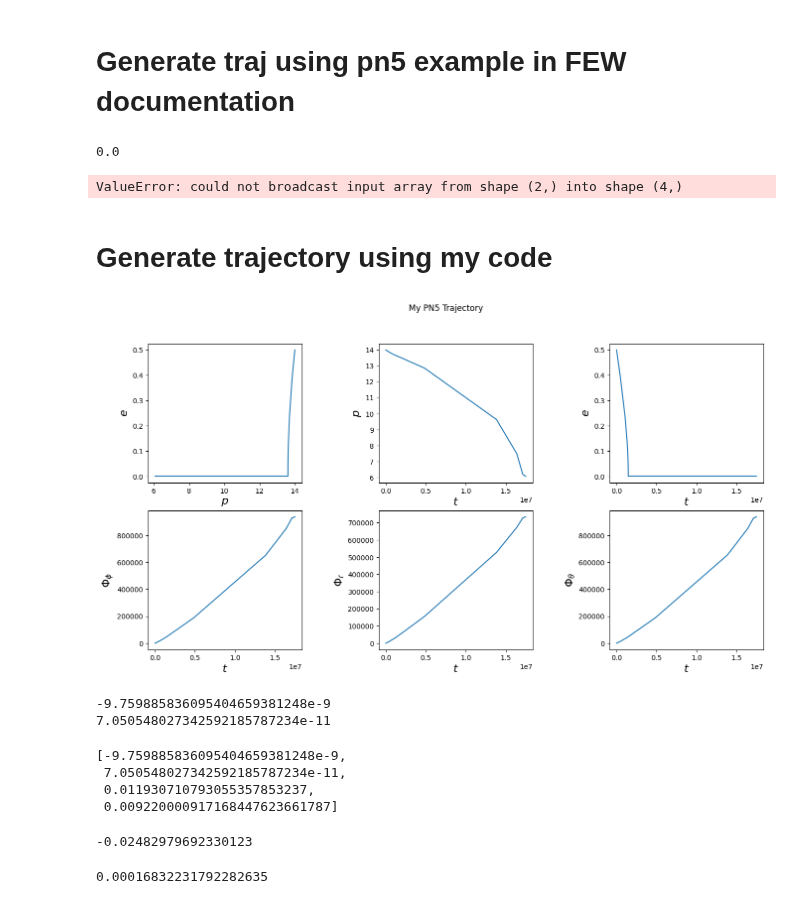
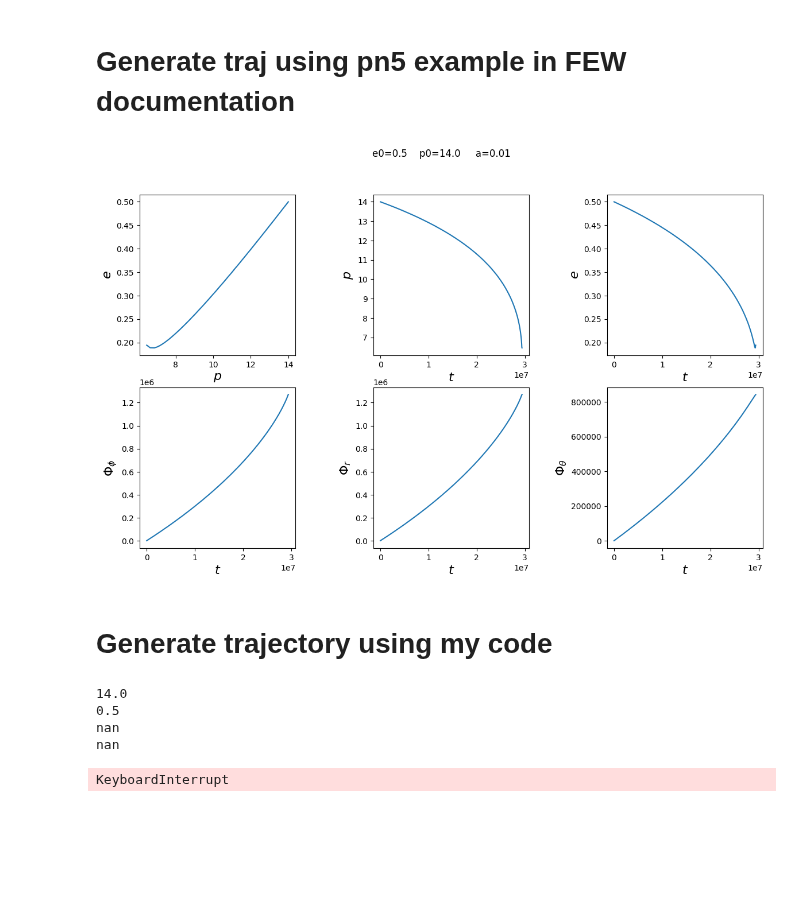
Before and after one commit to Shaun-F/GWGenerator, a Jupyter notebook: Debugging/Compare trajectory modules.ipynb, the cells around one changed output. Drawn from its saved outputs; the diff is of its cells as text; code cells hidden in the pictures; blank space fills up the shorter version.

Commit message:
debugging trajectory module

```diff
--- a/Debugging/Compare trajectory modules.ipynb
+++ b/Debugging/Compare trajectory modules.ipynb
@@ -112,7 +126,7 @@ class testPN:
 
         # guard against bad integration steps
         if e >= 1.0 or e < 1e-2 or p < 6.0 or (p - 6 - 2* e) < 0.1:
-            return [0.0, 0.0]
+            return [0.0, 0.0,0.,0.]
 
 
         # perform elliptic calculations
@@ -155,7 +169,7 @@ class testPN:
 
 
 # this is the actual class that implements a PN trajectory. It uses the PN class in the integrator.
-class PnTrajectory(TrajectoryBase):
+class testPnTrajectory(TrajectoryBase):
 
     # for common interface with *args and **kwargs
     def __init__(self, *args, **kwargs):
@@ -172,15 +186,10 @@ class PnTrajectory(TrajectoryBase):
         Msec = M * MTSUN_SI
 
         epsilon = mu/M
-        integrator = DOP853(testPN(epsilon), 0.0, y0, T)
+        integrator = DOP853(PN(epsilon,bhspin=a), 0.0, y0, T, max_step = T/100)
 
-        t_out, p_out, e_out = [], [], []
-        Phi_phi_out, Phi_r_out = [], []
-        t_out.append(0.0)
-        p_out.append(p0)
-        e_out.append(e0)
-        Phi_phi_out.append(0.0)
-        Phi_r_out.append(0.0)
+        t_out, p_out, e_out = [0.], [p0], [e0]
+        Phi_phi_out, Phi_r_out = [0.], [0.]
 
         # run the integrator down to T or separatrix
         run = True
@@ -193,8 +202,10 @@ class PnTrajectory(TrajectoryBase):
             Phi_phi_out.append(Phi_phi)
             Phi_r_out.append(Phi_r)
 
-            if (p - 6 -2*e) < 0.1:
+            if (p - get_separatrix(a,e,1.)) < 0.1:
                 run = False
+            if e<0 or e>1:
+                run=False
 
         # read out data. It must return length 6 tuple
         t = np.asarray(t_out)
@@ -208,34 +219,33 @@ class PnTrajectory(TrajectoryBase):
         x = np.ones_like(Phi_theta)
 
         return (t, p, e, x, Phi_phi, Phi_theta, Phi_r)
-# %%
-Phi_r0
-# %% [output]
-0.0
 # %%
-traj = PnTrajectory()
-t, p, e, Y, Phi_phi, Phi_r, Phi_theta = traj(M, mu, 0, p0, e0, Y0,T=T)
+traj = testPnTrajectory()
+a=1e-2
+t, p, e, Y, Phi_phi, Phi_r, Phi_theta = traj(M, mu, a, p0, e0, Y0,T=2)
 fig, axes = plt.subplots(2, 3)
 plt.subplots_adjust(wspace=0.5)
 fig.set_size_inches(14, 8)
 axes = axes.ravel()
 
 ylabels = [r'$e$', r'$p$', r'$e$', r'$\Phi_\phi$', r'$\Phi_r$', r'$\Phi_\theta$']
 xlabels = [r'$p$', r'$t$', r'$t$', r'$t$', r'$t$', r'$t$', r'$t$', r'$t$']
 ys = [e, p, e,  Phi_phi, Phi_r, Phi_theta]
 xs = [p, t, t, t, t, t]
 
 for i, (ax, x, y, xlab, ylab) in enumerate(zip(axes, xs, ys, xlabels, ylabels)):
     ax.plot(x, y)
     ax.set_xlabel(xlab, fontsize=16)
     ax.set_ylabel(ylab, fontsize=16)
+
+fig.suptitle("e0={0}    p0={1}     a={2}".format(e0,p0,a));
 # %% [output]
-ValueError: could not broadcast input array from shape (2,) into shape (4,)
+[figure, added]
 # %% [markdown]
 # Generate trajectory using my code
 # %%
-traj = PnTraj()
-t,p,e,x,phiphi,phitheta,phir = traj(M,mu,a,p0,e0,Y0)
+traj = PnTraj(bhspin=1e-2)
+t,p,e,x,phiphi,phitheta,phir = traj(M,mu,a,p0,e0,Y0,T=2)
 
 
 fig, axes = plt.subplots(2, 3)
@@ -252,31 +262,8 @@ for i, (ax, x, y, xlab, ylab) in enumerate(zip(axes, xs, ys, xlabels, ylabels)):
     ax.set_ylabel(ylab, fontsize=16)
 fig.suptitle("My PN5 Trajectory");
 # %% [output]
-[figure, removed]
+14.0
+0.5
+nan
+nan
+KeyboardInterrupt
-# %%
-cl = testPN(1e-6)
-cl(0,[15,0.5,0,0])
-# %% [output]
--9.759885836095404659381248e-9
-7.050548027342592185787234e-11
-[-9.759885836095404659381248e-9,
- 7.050548027342592185787234e-11,
- 0.011930710793055357853237,
- 0.009220000917168447623661787]
-# %%
-pncl = PN(1e-6,bhspin=0.9)
-e0=0.5
-p0=10
-pncl.UndressedFlux(e0,p0)/pncl.dEde()(e0,p0) + pncl.UndressedFlux(e0,p0)/(pncl.AzimuthalFrequency(e0,p0)*pncl.dLde()(e0,p0))
-# %% [output]
--0.02482979692330123
-# %%
-efl = pncl.UndressedFlux(e0,p0)
-lfl = pncl.UndressedFlux(e0,p0)/pncl.AzimuthalFrequency(e0,p0)
-Ee = pncl.dEde()(e0,p0)
-Ep = pncl.dEdp()(e0,p0)
-Le = pncl.dLde()(e0,p0)
-Lp = pncl.dLdp()(e0,p0)
-(Ep*lfl - Lp*efl)/(Le*Ep - Lp*Ee)
-# %% [output]
-0.00016832231792282635
```
Also changed, not shown: parts of 2 cells of this notebook, 4 other files.
